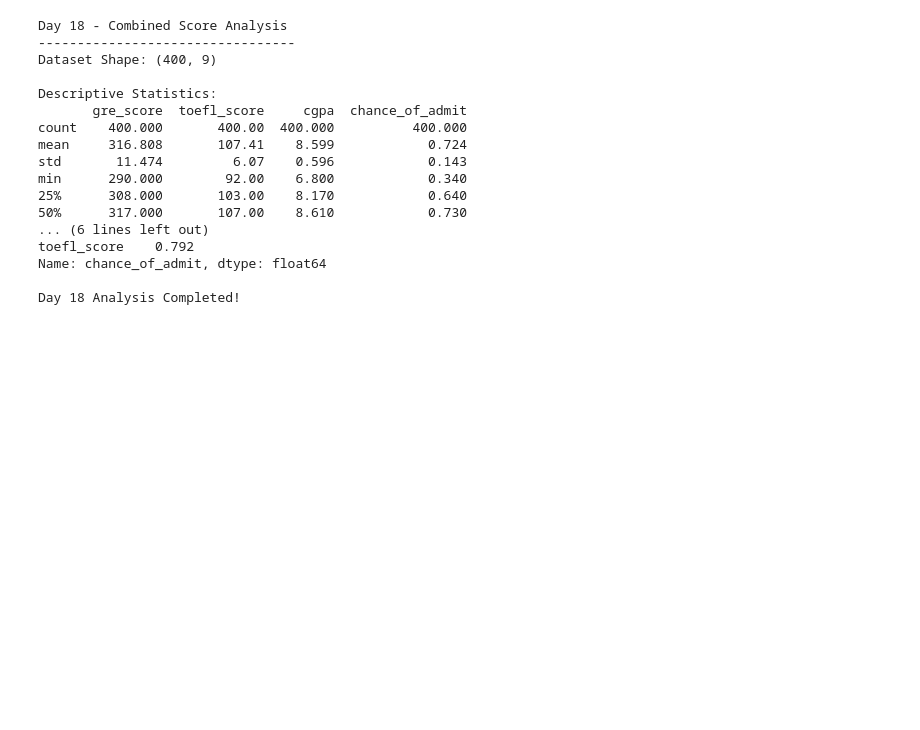
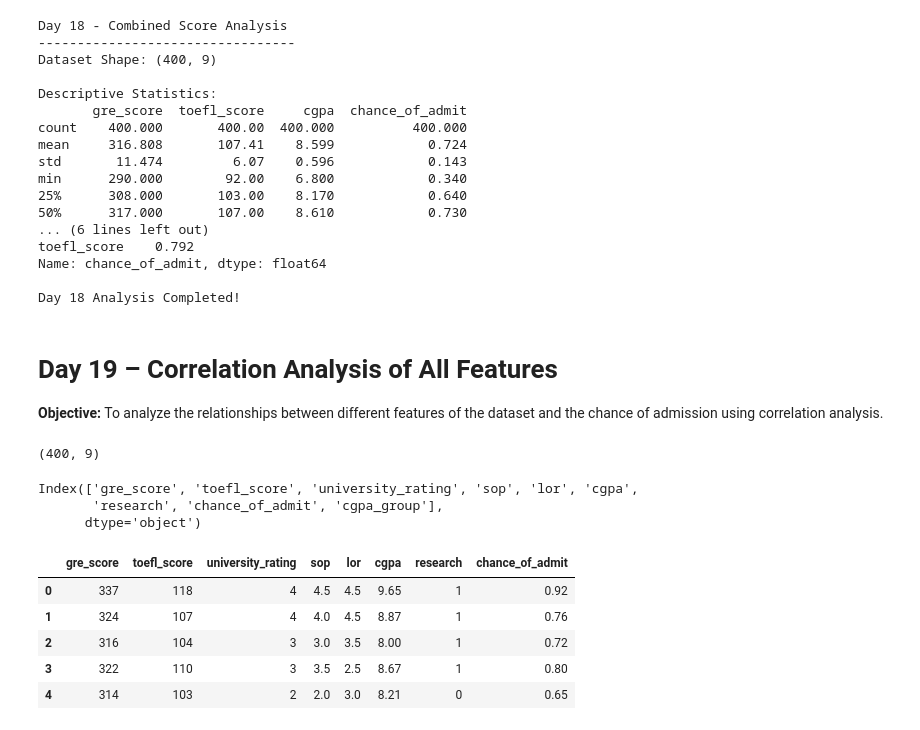
Before and after one commit to sumanamishra1120-ux/Chance-of-Admission-Higher-Studies, a Jupyter notebook: Chance_of_Admission_Higher_Studies.ipynb, the cells around one changed output. Saved outputs shown, nothing was run; the diff lists cells and outputs as text; code cells hidden in the pictures; blank space fills up the shorter version.

```diff
--- a/Chance_of_Admission_Higher_Studies.ipynb
+++ b/Chance_of_Admission_Higher_Studies.ipynb
@@ -2745,3 +2745,39 @@ toefl_score    0.792
 Name: chance_of_admit, dtype: float64
 
 Day 18 Analysis Completed!
+# %% [markdown]
+# Day 19 – Correlation Analysis of All Features
+
+**Objective:** To analyze the relationships between different features of the dataset and the chance of admission using correlation analysis.
+# %%
+df.shape
+# %% [output]
+(400, 9)
+# %%
+df.columns
+# %% [output]
+Index(['gre_score', 'toefl_score', 'university_rating', 'sop', 'lor', 'cgpa',
+       'research', 'chance_of_admit', 'cgpa_group'],
+      dtype='object')
+# %%
+features = [
+    "gre_score",
+    "toefl_score",
+    "university_rating",
+    "sop",
+    "lor",
+    "cgpa",
+    "research",
+    "chance_of_admit"
+]
+
+data = df[features]
+
+data.head()
+# %% [output]
+|  | gre_score | toefl_score | university_rating | sop | lor | cgpa | research | chance_of_admit |
+| 0 | 337 | 118 | 4 | 4.5 | 4.5 | 9.65 | 1 | 0.92 |
+| 1 | 324 | 107 | 4 | 4.0 | 4.5 | 8.87 | 1 | 0.76 |
+| 2 | 316 | 104 | 3 | 3.0 | 3.5 | 8.00 | 1 | 0.72 |
+| 3 | 322 | 110 | 3 | 3.5 | 2.5 | 8.67 | 1 | 0.80 |
+| 4 | 314 | 103 | 2 | 2.0 | 3.0 | 8.21 | 0 | 0.65 |
```
Also changed, not shown: parts of 11 cells of this notebook.
